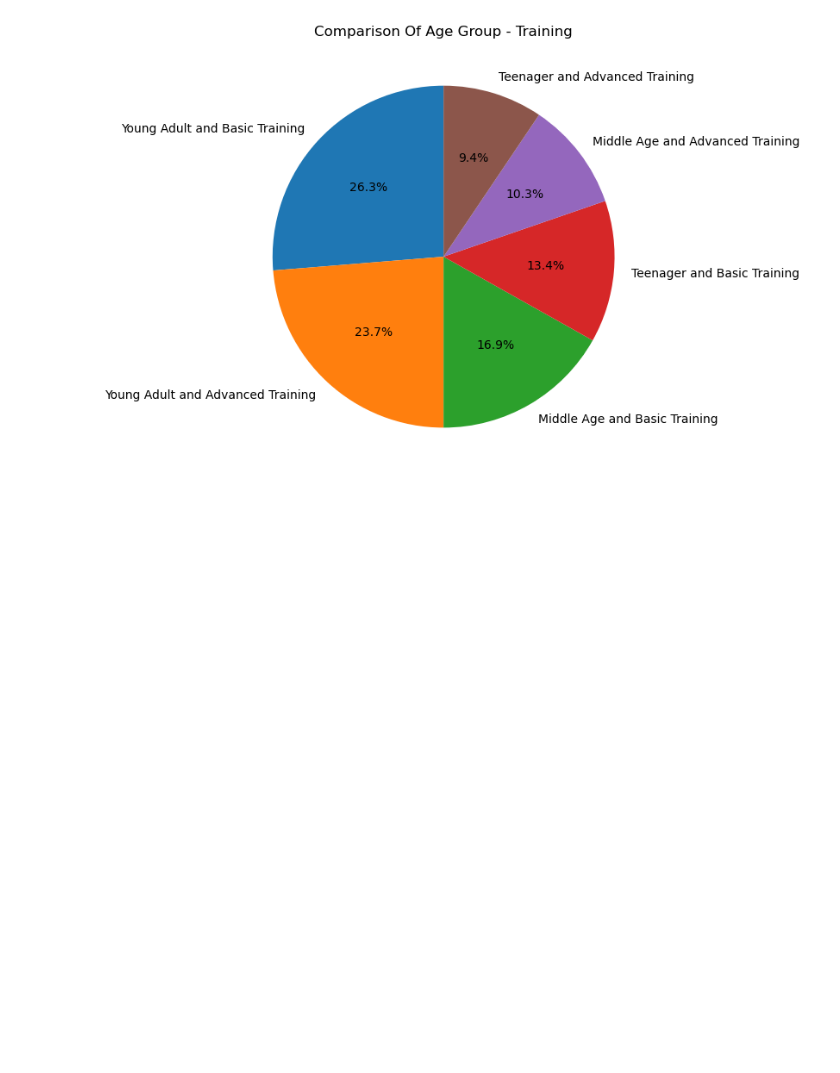
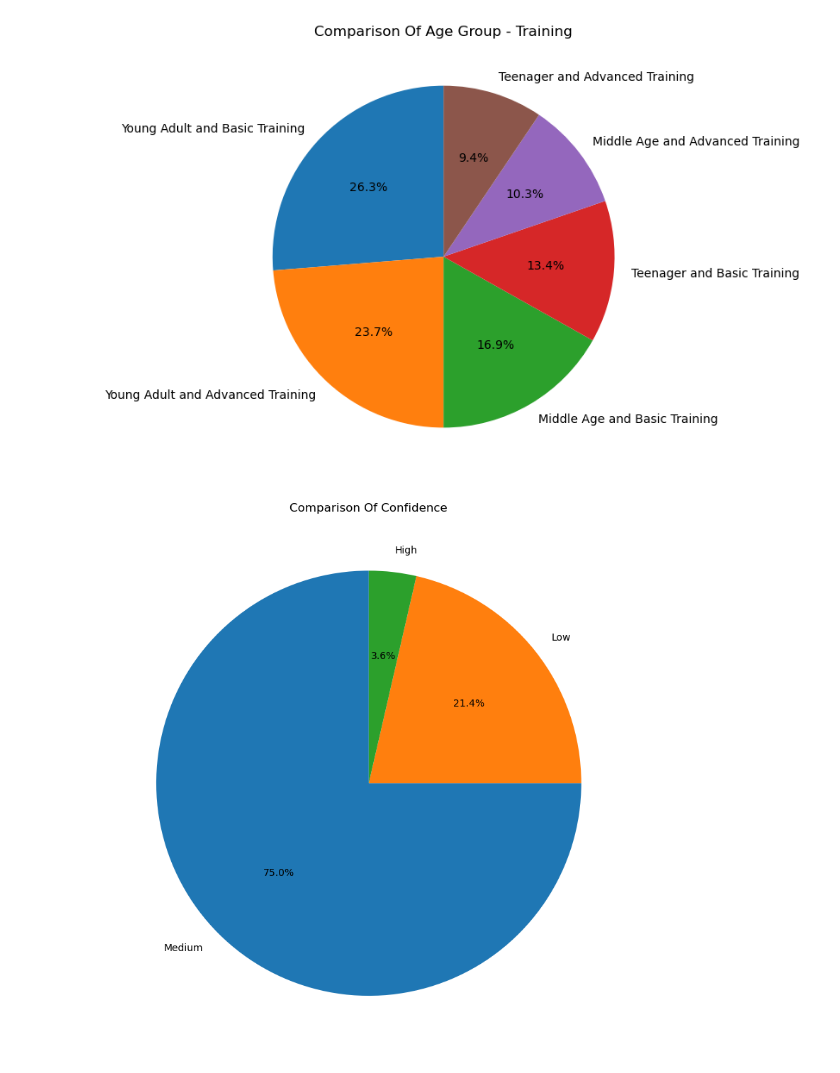
Before and after one commit to FlazeFy2/DS-Driver-s_License_Test_Scores_Data, a Jupyter notebook: exploratory data analysis-pie.ipynb, the cells around one changed output. Saved outputs shown, nothing was run; the diff lists cells and outputs as text; code cells hidden in the pictures; blank space fills up the shorter version.

Commit message:
[DS] Exploratory Data Analysis (EDA) - Pie Chart Comparison of Confidence Category

```diff
--- a/exploratory data analysis-pie.ipynb
+++ b/exploratory data analysis-pie.ipynb
@@ -98,3 +98,30 @@ plt.tight_layout()
 plt.show()
 # %% [output]
 [figure]
+# %%
+import pandas as pd
+import matplotlib.pyplot as plt
+
+# Exploratory Data Analysis (EDA) - Pie Chart Comparison of Confidence Category
+df = pd.read_csv("Drivers License Data.csv")
+
+# Group Category
+df['Confidence'] = pd.to_numeric(df['Confidence'], errors='coerce')
+df['Confidence Group'] = pd.cut(
+    df['Confidence'],
+    bins=[0, 35, 75, 100],
+    labels=['Low', 'Medium', 'High']
+)
+
+# Grouping
+grouped = df["Confidence Group"].value_counts()
+
+# Plot pie chart
+plt.figure(figsize=(8, 8))
+grouped.plot.pie(autopct='%1.1f%%', startangle=90)
+plt.title("Comparison Of Confidence")
+plt.ylabel("")
+plt.tight_layout()
+plt.show()
+# %% [output]
+[figure, added]
```
